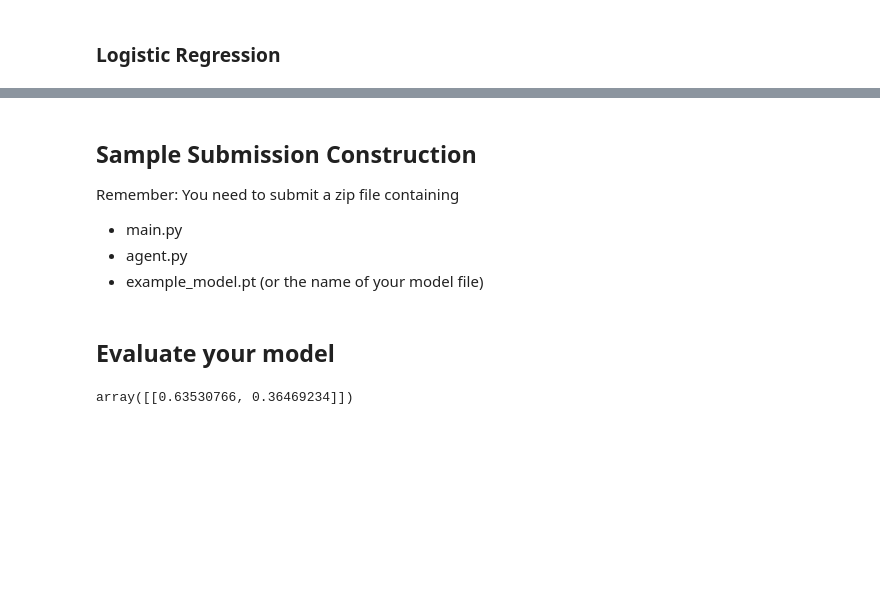
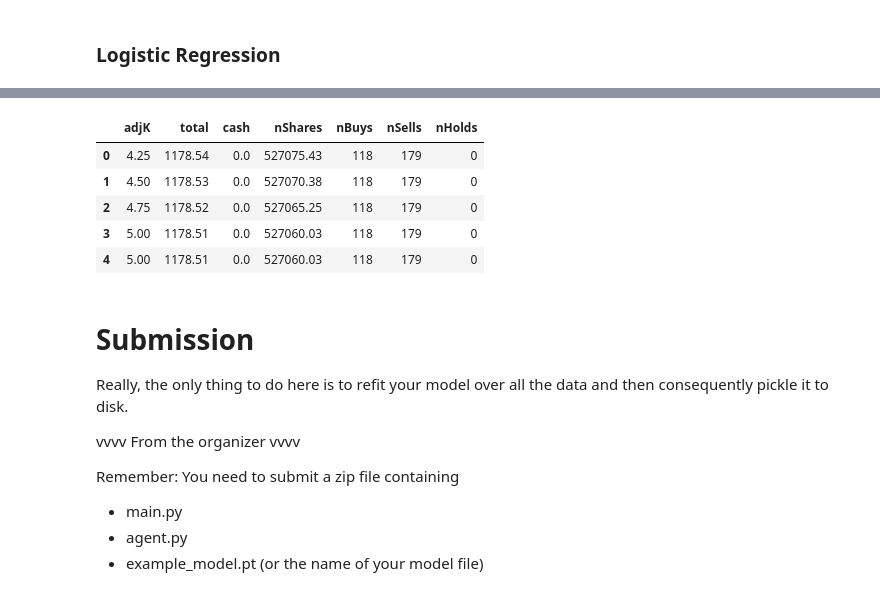
Before and after one commit to wdiam/TAMUDatathon2020Submission, a Jupyter notebook: lwc-stock_prediction.ipynb, the cells around one changed output, grey strips where cells are left out. Saved outputs shown, nothing was run; the diff lists cells and outputs as text; code cells hidden in the pictures; blank space fills up the shorter version.

```diff
--- a/lwc-stock_prediction.ipynb
+++ b/lwc-stock_prediction.ipynb
@@ -436,9 +355,20 @@ I call this an "example", but literally this is what your main.py file should co
+# %%
+agentStats.sort_values("total", ascending=False).reset_index(drop=True).head()
+# %% [output]
+|  | adjK | total | cash | nShares | nBuys | nSells | nHolds |
+| 0 | 4.25 | 1178.54 | 0.0 | 527075.43 | 118 | 179 | 0 |
+| 1 | 4.50 | 1178.53 | 0.0 | 527070.38 | 118 | 179 | 0 |
+| 2 | 4.75 | 1178.52 | 0.0 | 527065.25 | 118 | 179 | 0 |
+| 3 | 5.00 | 1178.51 | 0.0 | 527060.03 | 118 | 179 | 0 |
+| 4 | 5.00 | 1178.51 | 0.0 | 527060.03 | 118 | 179 | 0 |
 # %% [markdown]
-## Sample Submission Construction
+# Submission
+
+Really, the only thing to do here is to refit your model over all the data and then consequently pickle it to disk.
+
+vvvv From the organizer vvvv
 
 Remember: You need to submit a zip file containing
 - main.py
 - agent.py
 - example_model.pt (or the name of your model file)
-# %% [markdown]
-## Evaluate your model
@@ -485,8 +374,0 @@ class AgentLWC:
-# %%
-with open("./submission006-lwac-lr_txf-24h/lwc.mdl", "rb") as f:
-    testMdl = pickle.load(f)
-
-datum = xt.iloc[0,:].values.reshape([1, -1])
-testMdl.predict_proba(datum)
-# %% [output]
-array([[0.63530766, 0.36469234]])
```
Also changed, not shown: parts of 47 cells of this notebook.
